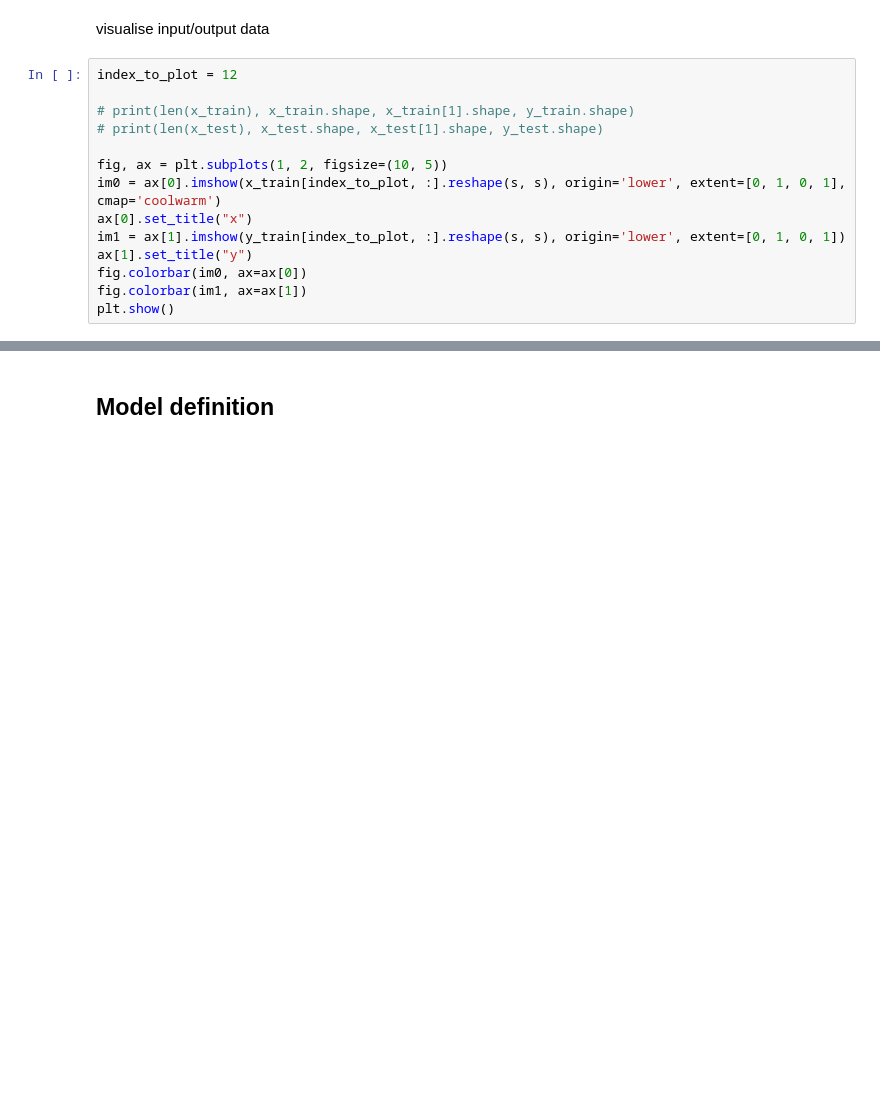
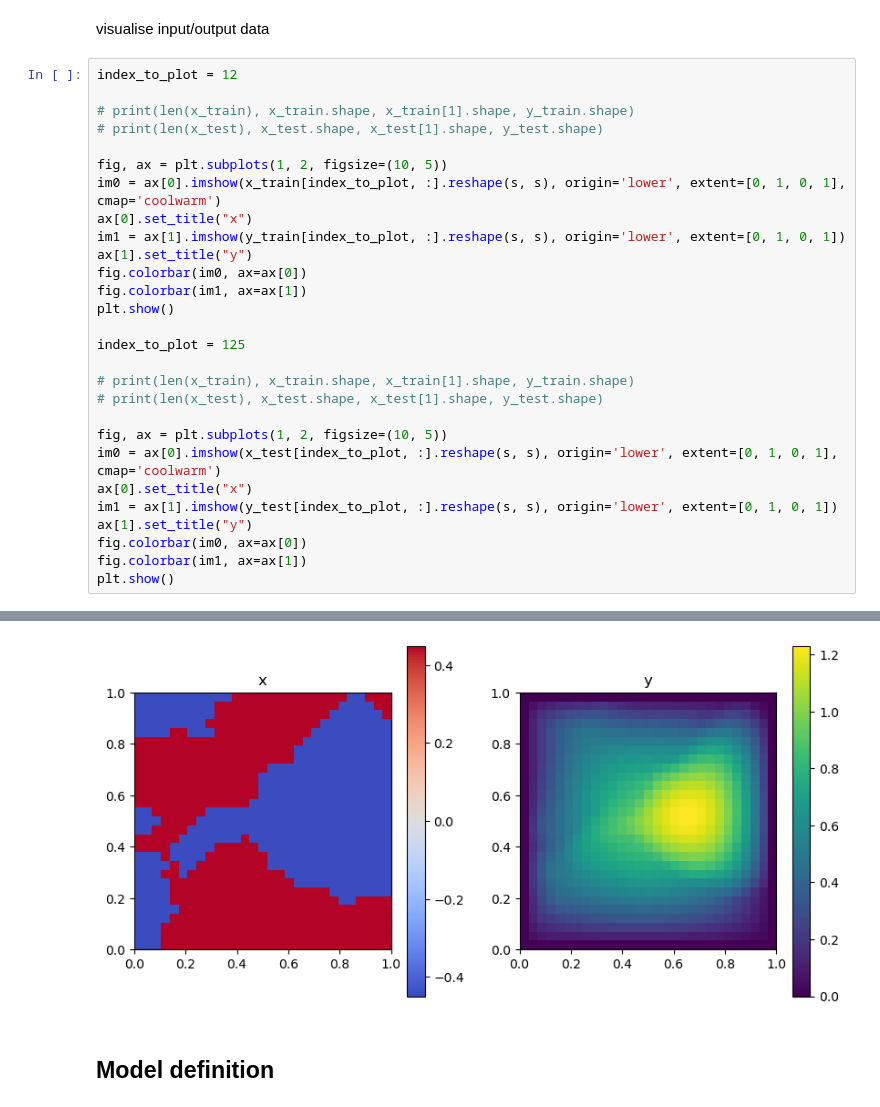
Before and after one commit to tomcjackc/Probabilistic-Operator-Learning-for-Climate-Model-Parameterisation, a Jupyter notebook: notebooks/final_darcy.ipynb, the cells around one changed output, grey strips where cells are left out. Drawn from its saved outputs; the diff is of its cells as text; blank space fills up the shorter version.

```diff
--- a/notebooks/final_darcy.ipynb
+++ b/notebooks/final_darcy.ipynb
@@ -76,19 +76,34 @@ visualise input/output data
 # %%
 index_to_plot = 12
 
 # print(len(x_train), x_train.shape, x_train[1].shape, y_train.shape)
 # print(len(x_test), x_test.shape, x_test[1].shape, y_test.shape)
 
 fig, ax = plt.subplots(1, 2, figsize=(10, 5))
 im0 = ax[0].imshow(x_train[index_to_plot, :].reshape(s, s), origin='lower', extent=[0, 1, 0, 1], cmap='coolwarm')
 ax[0].set_title("x")
 im1 = ax[1].imshow(y_train[index_to_plot, :].reshape(s, s), origin='lower', extent=[0, 1, 0, 1])
 ax[1].set_title("y")
 fig.colorbar(im0, ax=ax[0])
 fig.colorbar(im1, ax=ax[1])
 plt.show()
+
+index_to_plot = 125
+
+# print(len(x_train), x_train.shape, x_train[1].shape, y_train.shape)
+# print(len(x_test), x_test.shape, x_test[1].shape, y_test.shape)
+
+fig, ax = plt.subplots(1, 2, figsize=(10, 5))
+im0 = ax[0].imshow(x_test[index_to_plot, :].reshape(s, s), origin='lower', extent=[0, 1, 0, 1], cmap='coolwarm')
+ax[0].set_title("x")
+im1 = ax[1].imshow(y_test[index_to_plot, :].reshape(s, s), origin='lower', extent=[0, 1, 0, 1])
+ax[1].set_title("y")
+fig.colorbar(im0, ax=ax[0])
+fig.colorbar(im1, ax=ax[1])
+plt.show()
 # %% [output]
 [figure]
+[figure, added]
 # %% [markdown]
 ## Model definition
 # %%
```
Also changed, not shown: 4 other files.
